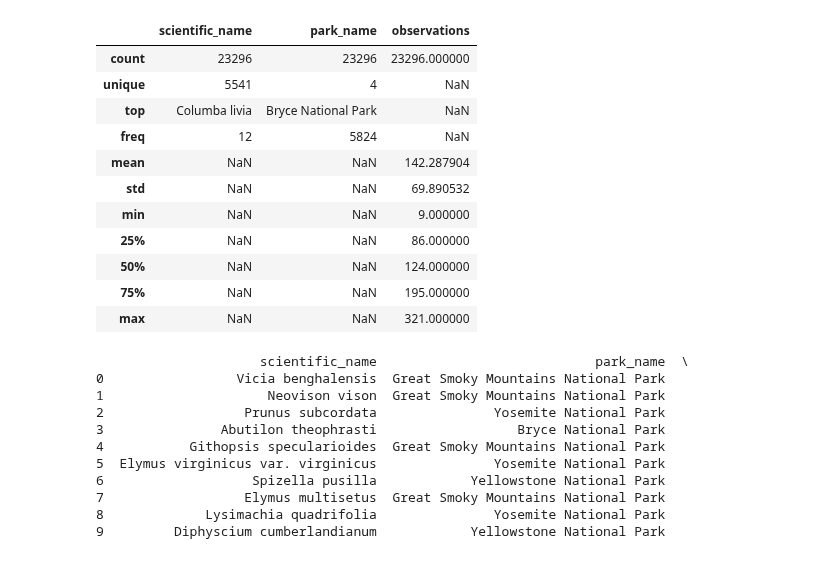
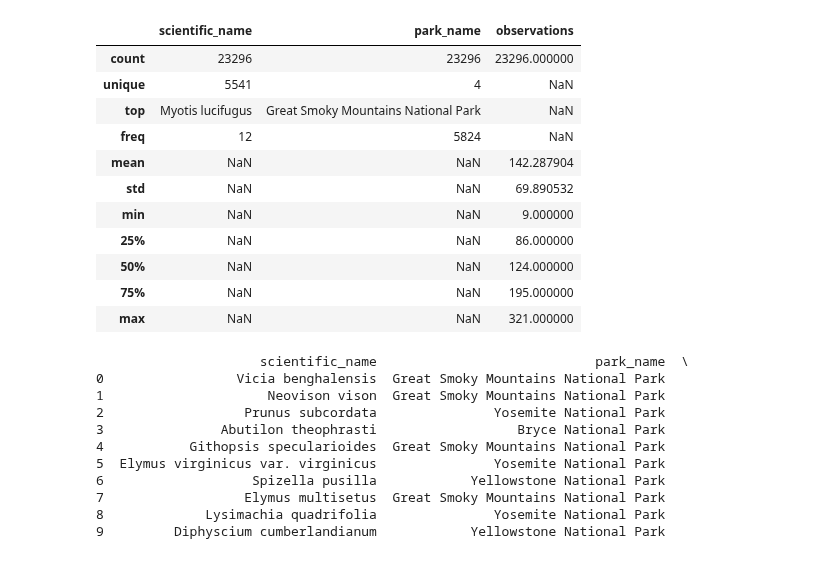
Before and after one commit to cacaprog/Exercises, a Jupyter notebook: Biodiversity/biodiversity_mac.ipynb, the cells around one changed output. Cells and saved outputs as stored; diff of their text form; code cells hidden in the pictures.

```diff
--- a/Biodiversity/biodiversity_mac.ipynb
+++ b/Biodiversity/biodiversity_mac.ipynb
@@ -6,13 +6,13 @@ import numpy as np
 import matplotlib.pyplot as plt
 import seaborn as sns
 # %%
-df_obs = pd.read_csv("F:\Codecademy\Exercises\Biodiversity\observations.csv")
+df_obs = pd.read_csv("/Users/administrador/Documents/Codeacademy/Biodiversity/observations.csv")
 df_obs.describe(include="all")
 # %% [output]
 |  | scientific_name | park_name | observations |
 | count | 23296 | 23296 | 23296.000000 |
 | unique | 5541 | 4 | NaN |
-| top | Columba livia | Bryce National Park | NaN |
+| top | Myotis lucifugus | Great Smoky Mountains National Park | NaN |
 | freq | 12 | 5824 | NaN |
 | mean | NaN | NaN | 142.287904 |
 | std | NaN | NaN | 69.890532 |
```
Also changed, not shown: parts of 3 cells of this notebook, 1 other file.
